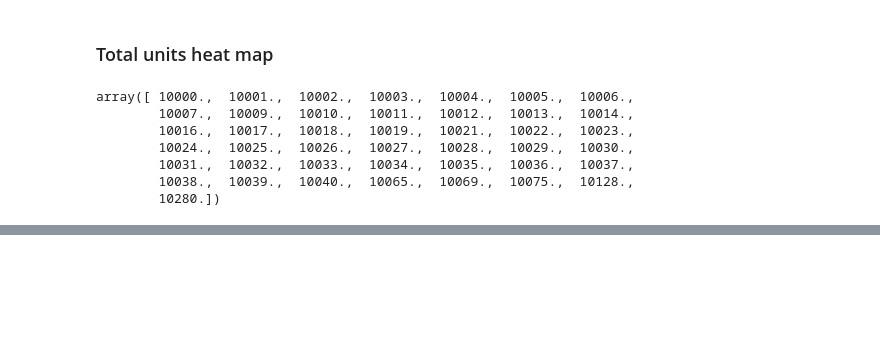
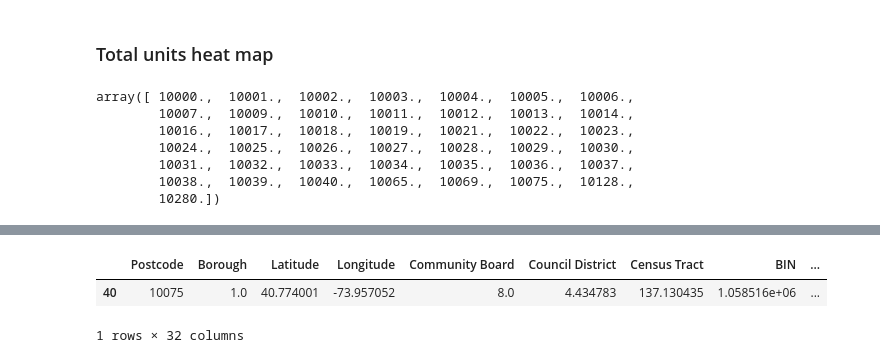
Before and after one commit to msahamed/geophy_nyc_housing_prices, a Jupyter notebook: geophy.ipynb, the cells around one changed output, grey strips where cells are left out. Cells and saved outputs as stored; diff of their text form; code cells hidden in the pictures; blank space fills up the shorter version.

```diff
--- a/geophy.ipynb
+++ b/geophy.ipynb
@@ -147,0 +131,6 @@ ModuleNotFoundError: No module named 'folium.colormap'
+# %%
+postcodes[postcodes['Postcode'] == 10075]
+# %% [output]
+|  | Postcode | Borough | Latitude | Longitude | Community Board | Council District | Census Tract | BIN | ... |
+| 40 | 10075 | 1.0 | 40.774001 | -73.957052 | 8.0 | 4.434783 | 137.130435 | 1.058516e+06 | ... |
+1 rows × 32 columns
```
Also changed, not shown: parts of 9 cells of this notebook.
